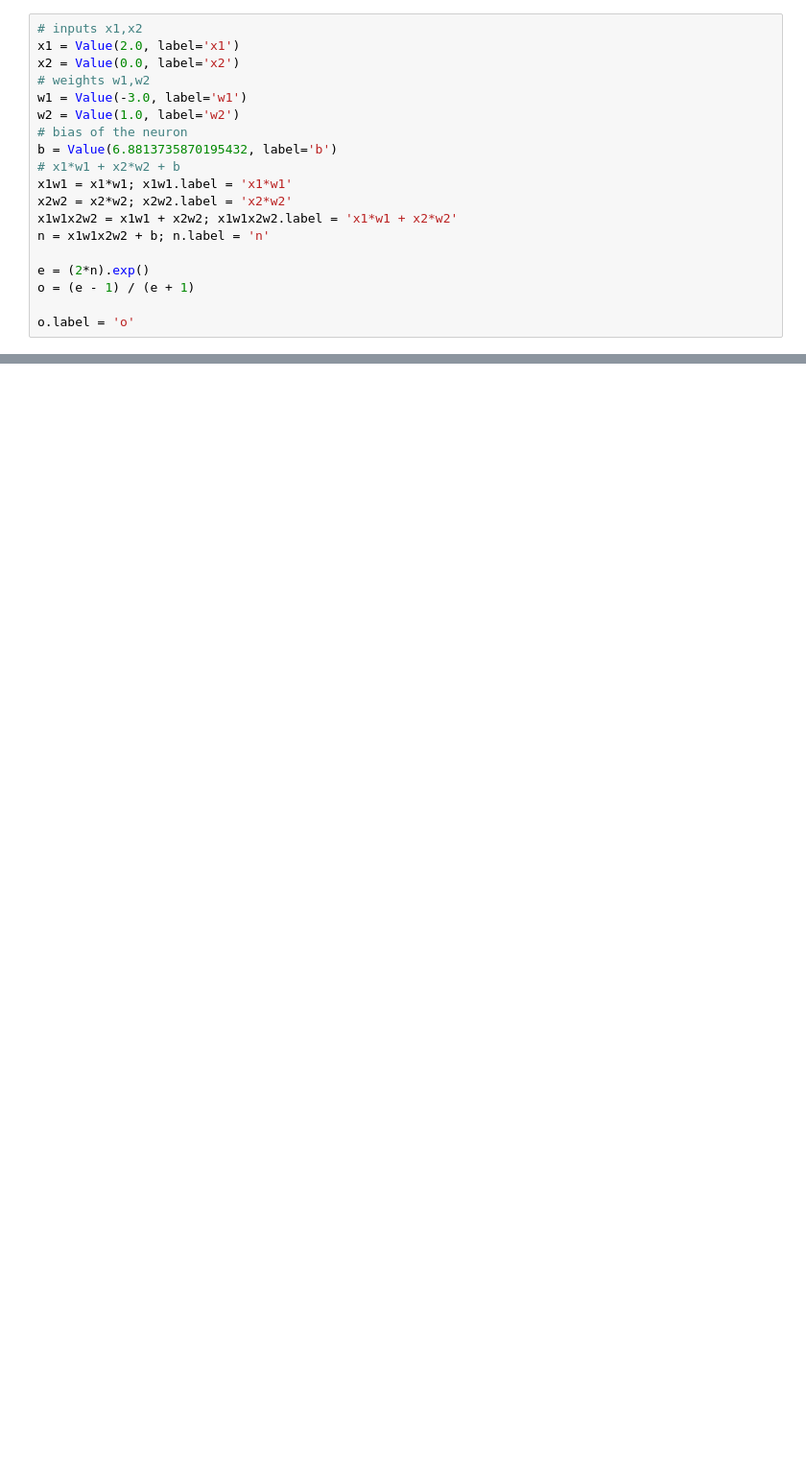
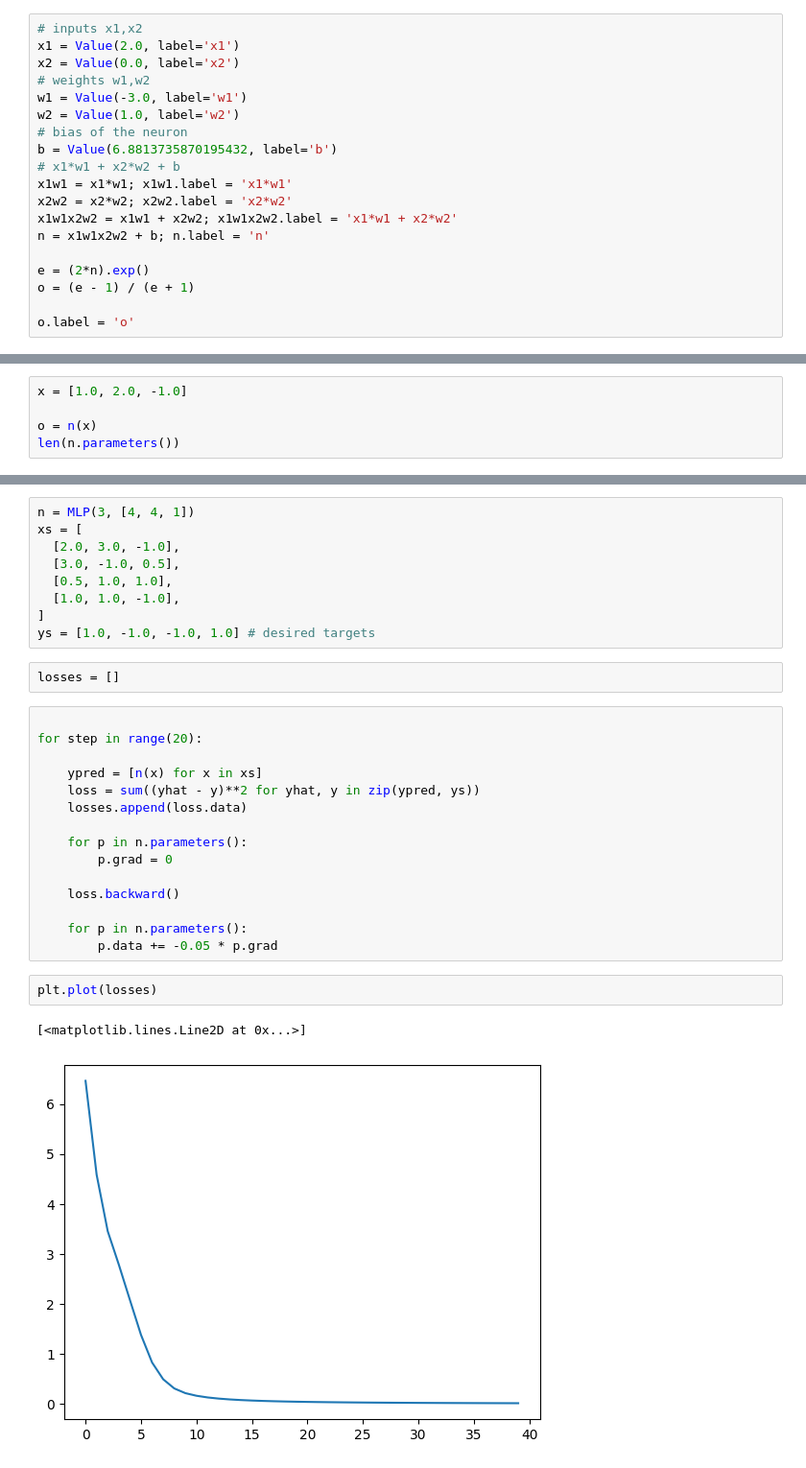
Before and after one commit to Xue10/neural-networks-practice, a Jupyter notebook: micrograd.ipynb, the cells around one changed output, grey strips where cells are left out. Shown: that part at 96% size. Drawn from its saved outputs; the diff is of its cells as text; blank space fills up the shorter version.

```diff
--- a/micrograd.ipynb
+++ b/micrograd.ipynb
@@ -192,0 +261,5 @@ draw_dot(o)
+# %%
+x = [1.0, 2.0, -1.0]
+
+o = n(x)
+len(n.parameters())
@@ -192,0 +278,31 @@ draw_dot(o)
+# %%
+n = MLP(3, [4, 4, 1])
+xs = [
+  [2.0, 3.0, -1.0],
+  [3.0, -1.0, 0.5],
+  [0.5, 1.0, 1.0],
+  [1.0, 1.0, -1.0],
+]
+ys = [1.0, -1.0, -1.0, 1.0] # desired targets
+# %%
+losses = []
+# %%
+
+for step in range(20):
+
+    ypred = [n(x) for x in xs]
+    loss = sum((yhat - y)**2 for yhat, y in zip(ypred, ys))
+    losses.append(loss.data)
+
+    for p in n.parameters():
+        p.grad = 0
+
+    loss.backward()
+
+    for p in n.parameters():
+        p.data += -0.05 * p.grad
+# %%
+plt.plot(losses)
+# %% [output]
+[<matplotlib.lines.Line2D at 0x...>]
+[figure, added]
```
Also changed, not shown: parts of 11 cells of this notebook, 1 other file.
